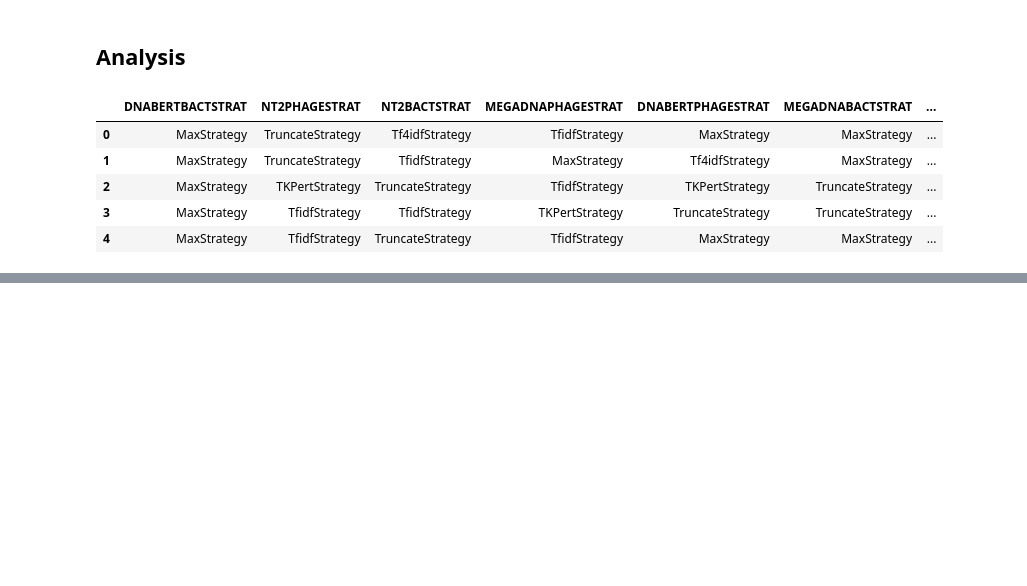
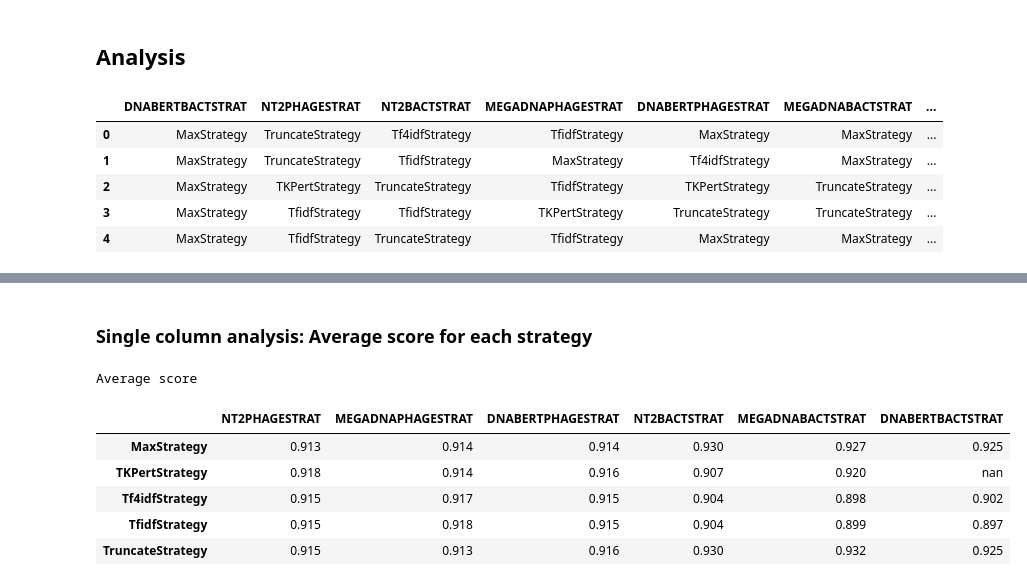
Before and after one commit to nathan-heig/FoundedPBI-code, a Jupyter notebook: analysis/embeddings_merging_strategies_analysis.ipynb, the cells around one changed output, grey strips where cells are left out. Cells and saved outputs as stored; diff of their text form; code cells hidden in the pictures; blank space fills up the shorter version.

```diff
--- a/analysis/embeddings_merging_strategies_analysis.ipynb
+++ b/analysis/embeddings_merging_strategies_analysis.ipynb
@@ -85,0 +92,18 @@ Worse strategies (f1 < 0.8)
+# %% [markdown]
+### Single column analysis: Average score for each strategy
+# %%
+weights_table = pd.DataFrame(columns=DF_COLUMNS, index=strategies, dtype=float).fillna(0)
+
+for column in DF_COLUMNS:
+    for strat in strategies:
+        weights_table.loc[strat, column] = df[df[column] == strat]["Average"].mean()
+
+weights_table.style.pipe(make_pretty, title="Average score", cmap="RdYlGn")
+# %% [output]
+Average score
+|  | NT2PHAGESTRAT | MEGADNAPHAGESTRAT | DNABERTPHAGESTRAT | NT2BACTSTRAT | MEGADNABACTSTRAT | DNABERTBACTSTRAT |
+| MaxStrategy | 0.913 | 0.914 | 0.914 | 0.930 | 0.927 | 0.925 |
+| TKPertStrategy | 0.918 | 0.914 | 0.916 | 0.907 | 0.920 | nan |
+| Tf4idfStrategy | 0.915 | 0.917 | 0.915 | 0.904 | 0.898 | 0.902 |
+| TfidfStrategy | 0.915 | 0.918 | 0.915 | 0.904 | 0.899 | 0.897 |
+| TruncateStrategy | 0.915 | 0.913 | 0.916 | 0.930 | 0.932 | 0.925 |
```
Also changed, not shown: parts of 8 cells of this notebook.
